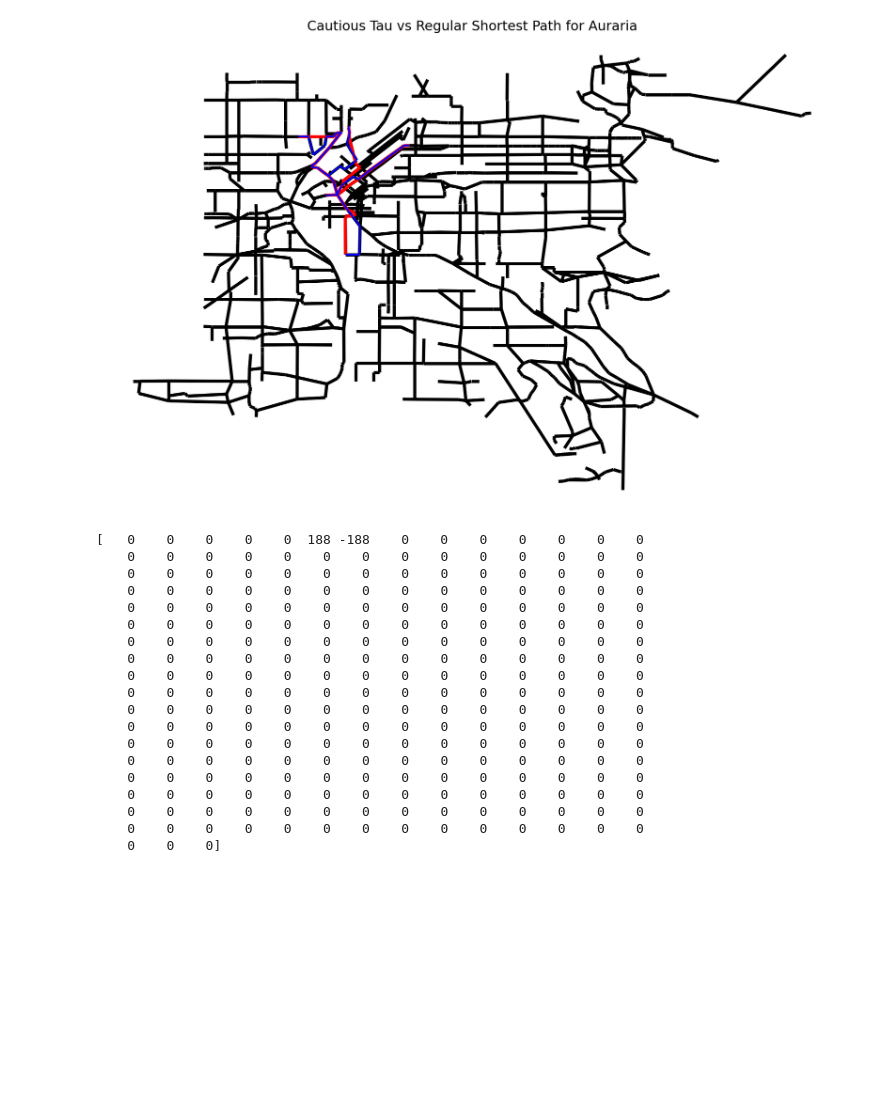
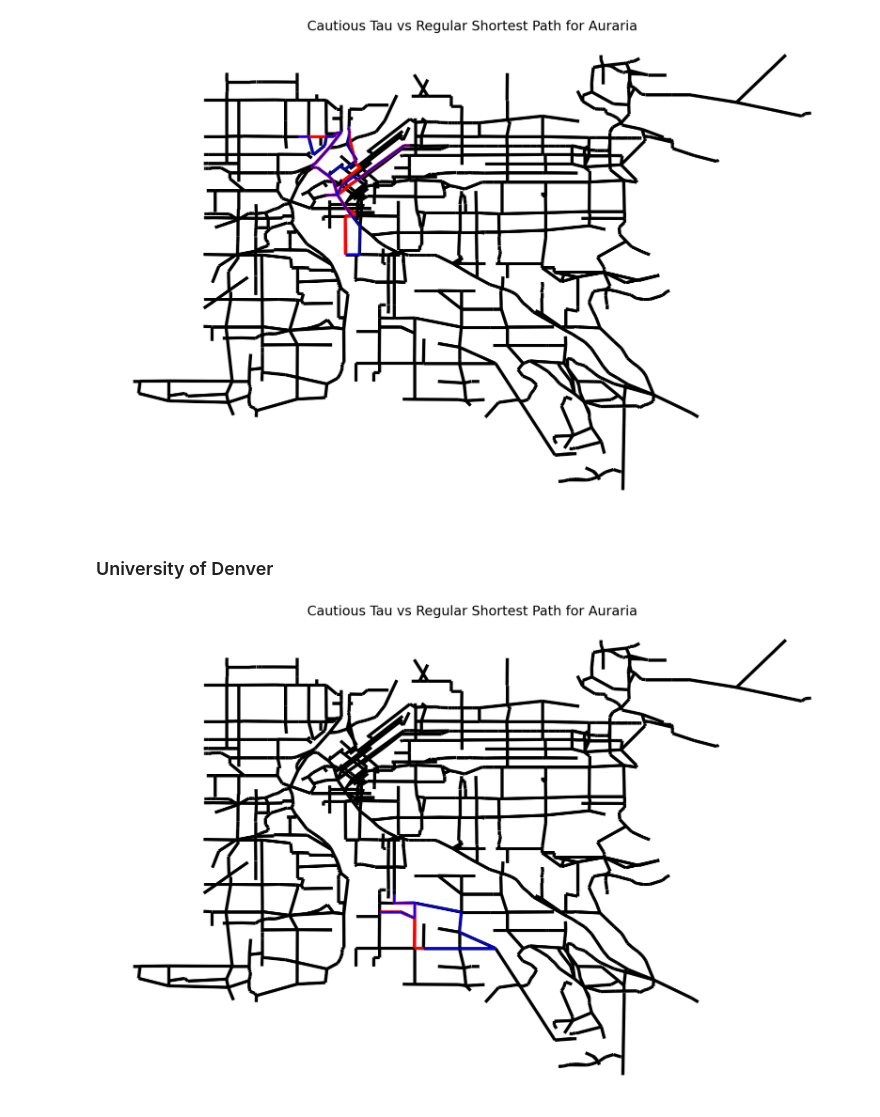
Before and after one commit to DillWithIt77/D2P_Spring_2022, a Jupyter notebook: Bike Lane Analysis.ipynb, the cells around one changed output. Saved outputs shown, nothing was run; the diff lists cells and outputs as text; code cells hidden in the pictures; blank space fills up the shorter version.

```diff
--- a/Bike Lane Analysis.ipynb
+++ b/Bike Lane Analysis.ipynb
@@ -68 +89,8 @@ node_plotting(url_CU, edge_info, node_info, string)
+# %%
+#cautious distances
+url_CU = "https://raw.githubusercontent.com/DillWithIt77/D2P_Spring_2022/main/tau_results/union_tau_distances_cautious.csv"
+#adventurous distances
+# url_CU = "https://raw.githubusercontent.com/DillWithIt77/D2P_Spring_2022/main/tau_results/union_tau_distances_risky.csv"
+string = 'Union Station'
+node_plotting(url_CU, string)
 # %% [markdown]
@@ -218,24 +238,0 @@ increased_nodes_N = feasible_nodes_CU[big_inc_N]
-# %%
-# Notice the indices didnt change much
-# So probably don't need to worry about this kind of analysis
-print(big_inc_N - big_inc)
-# %% [output]
-[   0    0    0    0    0  188 -188    0    0    0    0    0    0    0
-    0    0    0    0    0    0    0    0    0    0    0    0    0    0
-    0    0    0    0    0    0    0    0    0    0    0    0    0    0
-    0    0    0    0    0    0    0    0    0    0    0    0    0    0
-    0    0    0    0    0    0    0    0    0    0    0    0    0    0
-    0    0    0    0    0    0    0    0    0    0    0    0    0    0
-    0    0    0    0    0    0    0    0    0    0    0    0    0    0
-    0    0    0    0    0    0    0    0    0    0    0    0    0    0
-    0    0    0    0    0    0    0    0    0    0    0    0    0    0
-    0    0    0    0    0    0    0    0    0    0    0    0    0    0
-    0    0    0    0    0    0    0    0    0    0    0    0    0    0
-    0    0    0    0    0    0    0    0    0    0    0    0    0    0
-    0    0    0    0    0    0    0    0    0    0    0    0    0    0
-    0    0    0    0    0    0    0    0    0    0    0    0    0    0
-    0    0    0    0    0    0    0    0    0    0    0    0    0    0
-    0    0    0    0    0    0    0    0    0    0    0    0    0    0
-    0    0    0    0    0    0    0    0    0    0    0    0    0    0
-    0    0    0    0    0    0    0    0    0    0    0    0    0    0
-    0    0    0]
@@ -247,0 +239,24 @@ print(big_inc_N - big_inc)
+# %% [markdown]
+### University of Denver
+# %%
+#plot tau and shortest path for starting 5 nodes from above to auraria
+du_sp = csv.reader(open('du_sp.csv'), delimiter=',')
+dest = 427
+top_num = 5
+url_sp = "https://raw.githubusercontent.com/DillWithIt77/D2P_Spring_2022/main/shortest_path_res/DU_res.csv"
+string2 = "University of Denver"
+
+# Cautious cyclist
+du_tau_c = csv.reader(open('tau_results/DU_tau_cautious_paths.csv'), delimiter=',')
+url_tau_c = "https://raw.githubusercontent.com/DillWithIt77/D2P_Spring_2022/main/tau_results/DU_tau_distances_cautious.csv"
+string = "Cautious"
+
+tau_vs_sp(du_sp, du_tau_c, dest, top_num, url_sp, url_tau_c, string, string2)
+
+# #Adventurous cyclist
+# du_tau_r = csv.reader(open('tau_results/DU_tau_risky_paths.csv'), delimiter=',')
+# url_tau_r = "https://raw.githubusercontent.com/DillWithIt77/D2P_Spring_2022/main/tau_results/DU_tau_distances_risky.csv"
+# string = "Risky"
+# tau_vs_sp(du_sp, du_tau_r, dest, top_num, url_sp, url_tau_r, string, string2)
+# %% [output]
+[figure, added]
```
Also changed, not shown: parts of 25 cells of this notebook, 2 other files.
